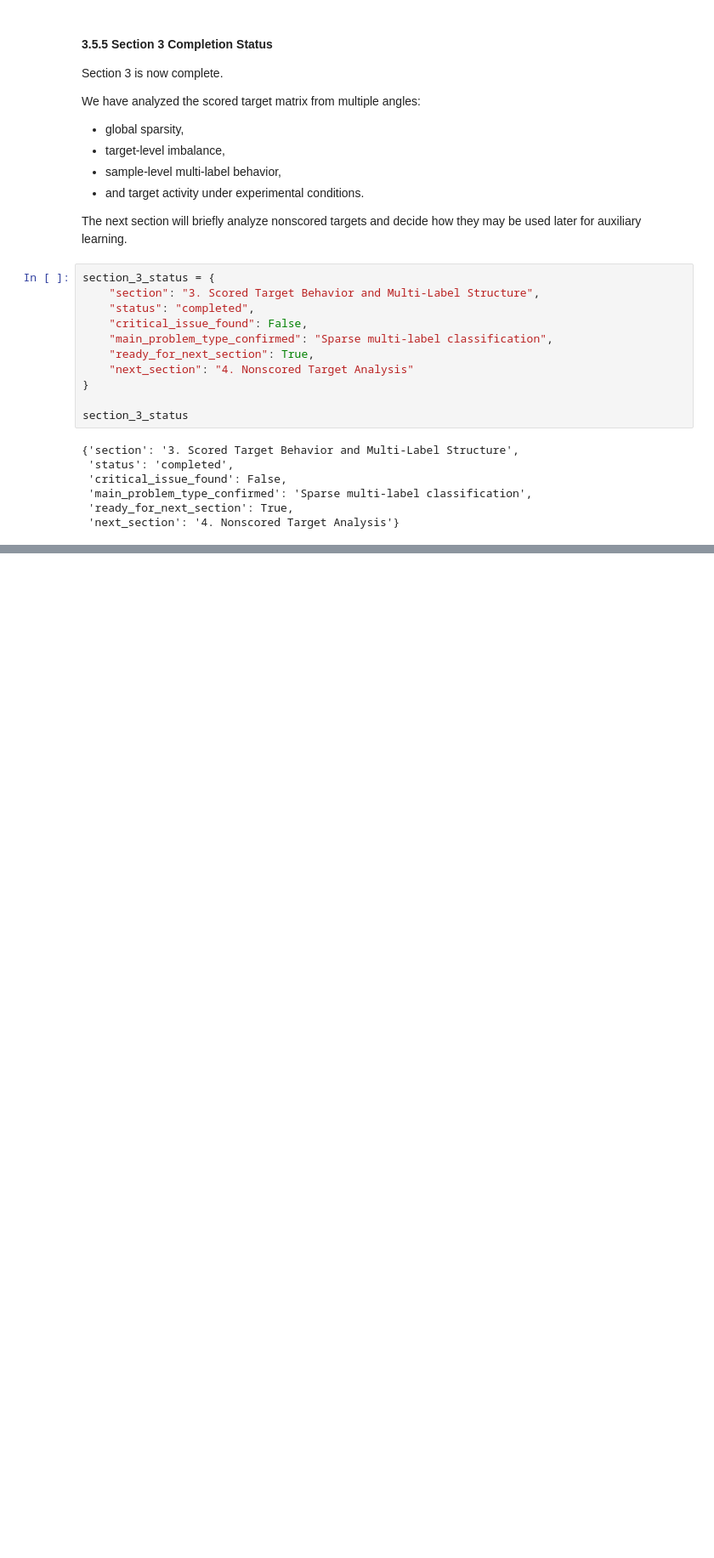
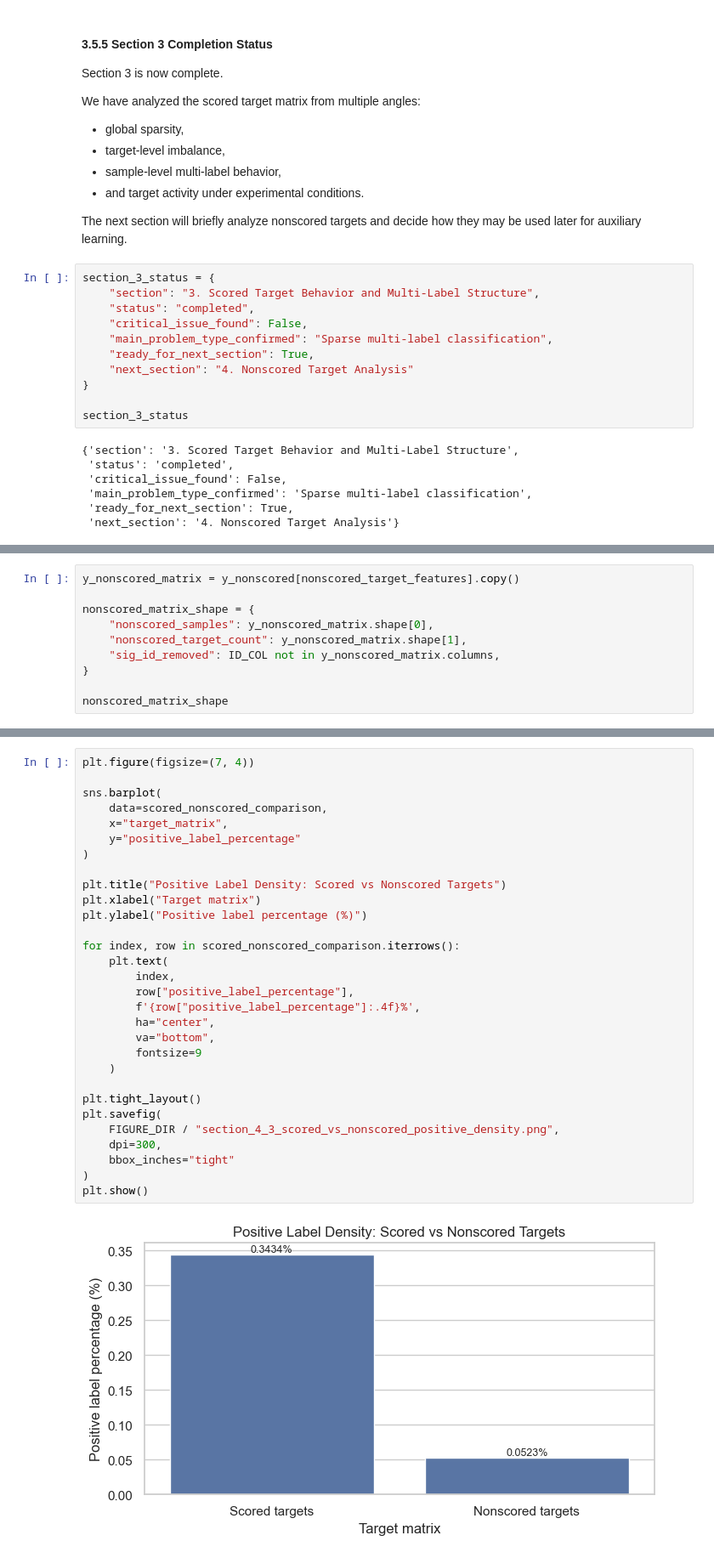
Before and after one commit to kawsar07ahmmed0712-rgb/moa-prediction-drug-response, a Jupyter notebook: notebooks/02_eda.ipynb, the cells around one changed output, grey strips where cells are left out. Shown at 85% size. Drawn from its saved outputs; the diff is of its cells as text; blank space fills up the shorter version.

Commit message:
4. Nonscored Target Analysis and Auxiliary-Learning Readiness

```diff
--- a/notebooks/02_eda.ipynb
+++ b/notebooks/02_eda.ipynb
@@ -1800,0 +1964,10 @@ section_3_status
+# %%
+y_nonscored_matrix = y_nonscored[nonscored_target_features].copy()
+
+nonscored_matrix_shape = {
+    "nonscored_samples": y_nonscored_matrix.shape[0],
+    "nonscored_target_count": y_nonscored_matrix.shape[1],
+    "sig_id_removed": ID_COL not in y_nonscored_matrix.columns,
+}
+
+nonscored_matrix_shape
@@ -1800,0 +2176,32 @@ section_3_status
+# %%
+plt.figure(figsize=(7, 4))
+
+sns.barplot(
+    data=scored_nonscored_comparison,
+    x="target_matrix",
+    y="positive_label_percentage"
+)
+
+plt.title("Positive Label Density: Scored vs Nonscored Targets")
+plt.xlabel("Target matrix")
+plt.ylabel("Positive label percentage (%)")
+
+for index, row in scored_nonscored_comparison.iterrows():
+    plt.text(
+        index,
+        row["positive_label_percentage"],
+        f'{row["positive_label_percentage"]:.4f}%',
+        ha="center",
+        va="bottom",
+        fontsize=9
+    )
+
+plt.tight_layout()
+plt.savefig(
+    FIGURE_DIR / "section_4_3_scored_vs_nonscored_positive_density.png",
+    dpi=300,
+    bbox_inches="tight"
+)
+plt.show()
+# %% [output]
+[figure, added]
```
Also changed, not shown: parts of 57 cells of this notebook, 2 other files.
